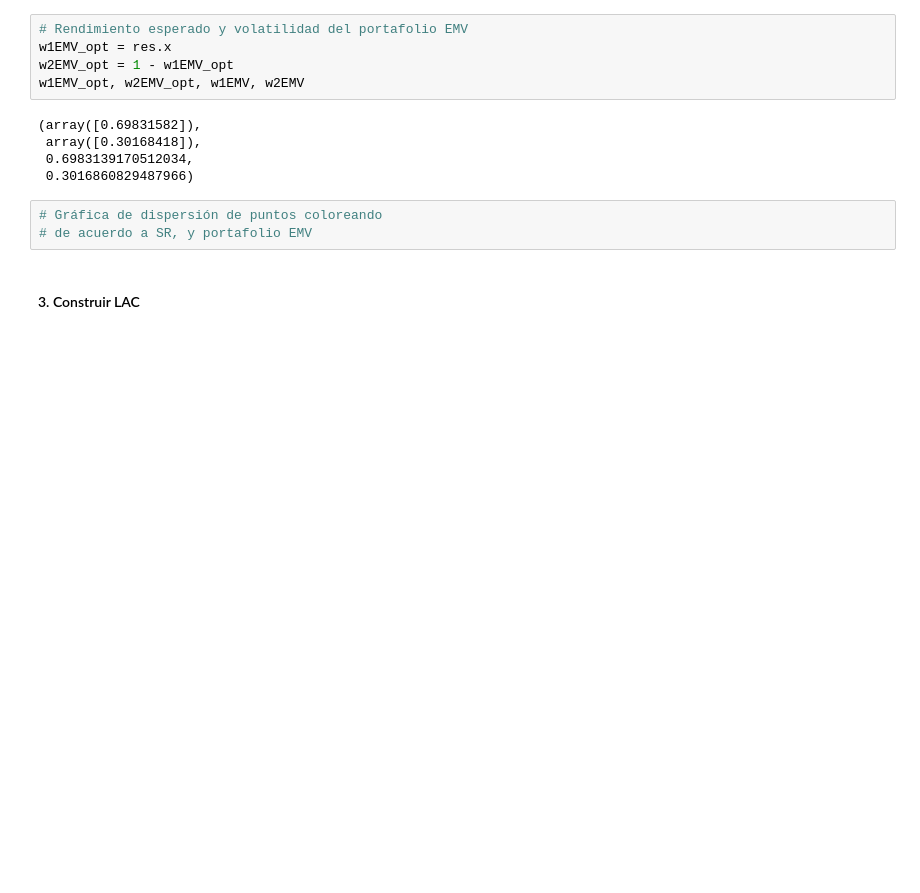
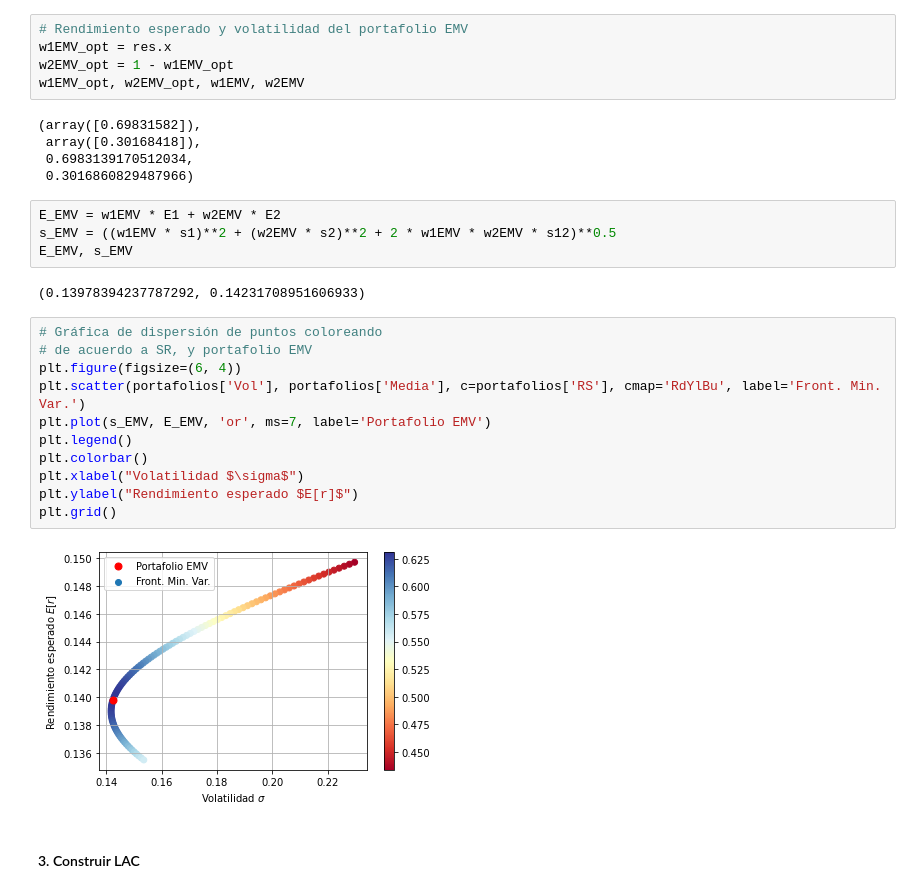
Before and after one commit to jessicambrizg/porinvp2020, a Jupyter notebook: Modulo3/Clase13_SeleccionOptimaPortI.ipynb, the cells around one changed output. Cells and saved outputs as stored; diff of their text form; blank space fills up the shorter version.

```diff
--- a/Modulo3/Clase13_SeleccionOptimaPortI.ipynb
+++ b/Modulo3/Clase13_SeleccionOptimaPortI.ipynb
@@ -251,9 +251,25 @@ w1EMV_opt, w2EMV_opt, w1EMV, w2EMV
  array([0.30168418]),
  0.6983139170512034,
  0.3016860829487966)
-# %%
-# Gráfica de dispersión de puntos coloreando
-# de acuerdo a SR, y portafolio EMV
+# %%
+E_EMV = w1EMV * E1 + w2EMV * E2
+s_EMV = ((w1EMV * s1)**2 + (w2EMV * s2)**2 + 2 * w1EMV * w2EMV * s12)**0.5
+E_EMV, s_EMV
+# %% [output]
+(0.13978394237787292, 0.14231708951606933)
+# %%
+# Gráfica de dispersión de puntos coloreando
+# de acuerdo a SR, y portafolio EMV
+plt.figure(figsize=(6, 4))
+plt.scatter(portafolios['Vol'], portafolios['Media'], c=portafolios['RS'], cmap='RdYlBu', label='Front. Min. Var.')
+plt.plot(s_EMV, E_EMV, 'or', ms=7, label='Portafolio EMV')
+plt.legend()
+plt.colorbar()
+plt.xlabel("Volatilidad $\sigma$")
+plt.ylabel("Rendimiento esperado $E[r]$")
+plt.grid()
+# %% [output]
+[figure, added]
 # %% [markdown]
 #### 3. Construir LAC
 # %% [markdown]
```
Also changed, not shown: parts of 7 cells of this notebook, 1 other file.
